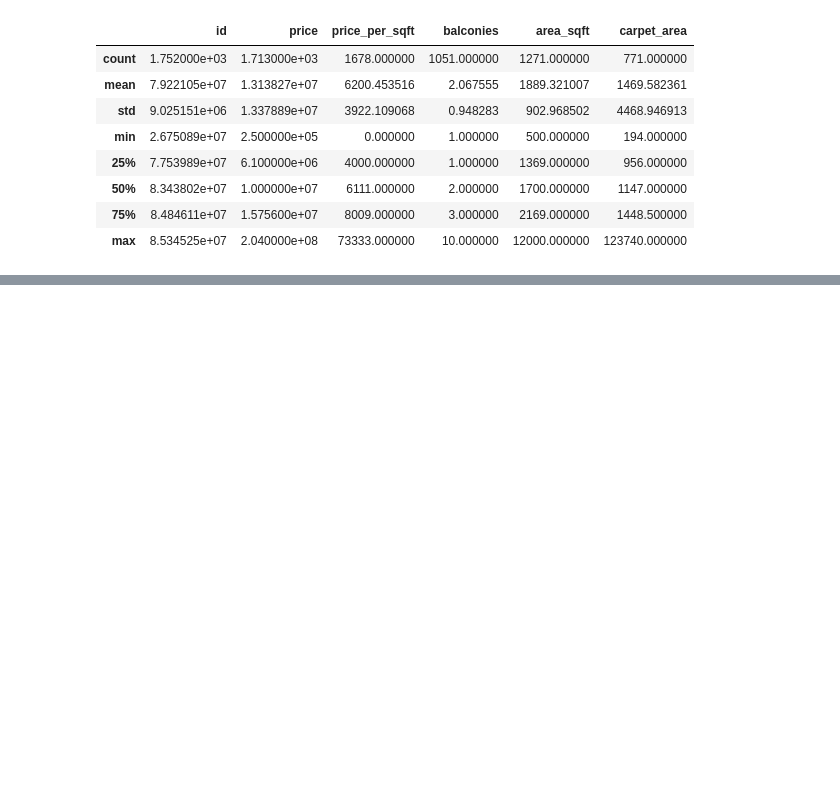
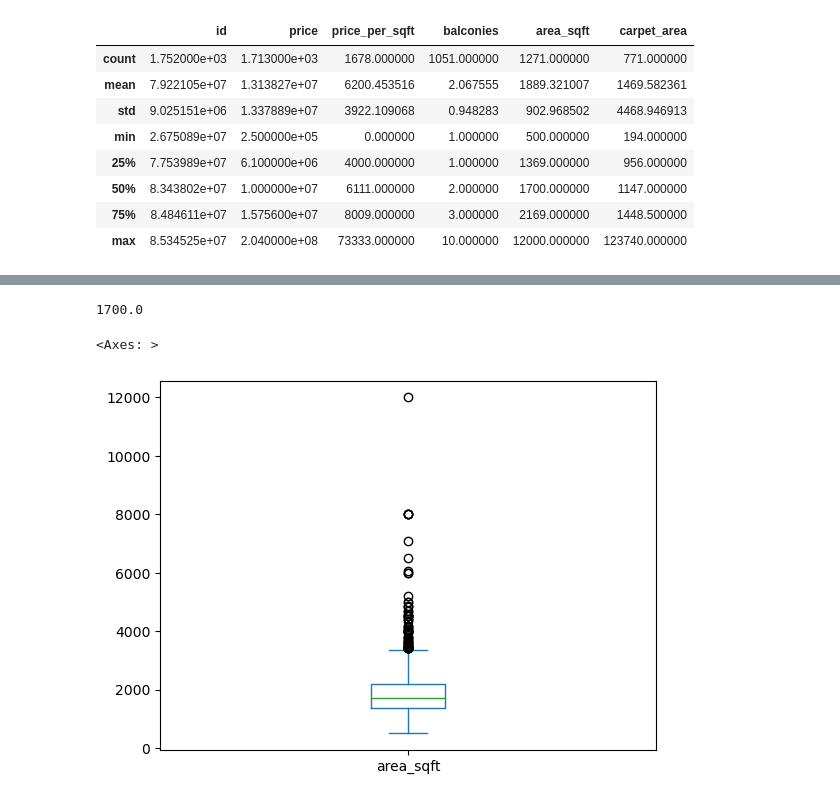
Before and after one commit to Abhisek8895/real-estate-price-prediction, a Jupyter notebook: notebooks/01_data_cleaning.ipynb, the cells around one changed output, grey strips where cells are left out. Saved outputs shown, nothing was run; the diff lists cells and outputs as text; code cells hidden in the pictures; blank space fills up the shorter version.

```diff
--- a/notebooks/01_data_cleaning.ipynb
+++ b/notebooks/01_data_cleaning.ipynb
@@ -247,4 +66,0 @@ df.columns = (
-# %%
-# Remove extra spaces from all string columns
-for col in df.select_dtypes(include="object"):
-    df[col] = df[col].str.strip()
@@ -362,6 +66,0 @@ Length: 12, dtype: str
-# %%
-# Replace '> 10' with 11
-df["bhk"] = df["bhk"].replace("> 10", "11")
-
-# Convert BHK to nullable integer type
-df["bhk"] = df["bhk"].astype("Int64")
@@ -410,8 +66,0 @@ df[
-# %%
-# Remove non-plot properties with missing BHK values
-df = df.drop(
-    df[
-        (df["bhk"].isna()) &
-        (df["property_type"] != "Residential Plot")
-    ].index
-)
@@ -424,0 +165,2 @@ Name: count, dtype: int64
+# %%
+df.drop(columns=["carpet_area", "society"], inplace=True)
@@ -424,0 +219,9 @@ Name: count, dtype: int64
+# %%
+df["area_sqft"].median()
+# %% [output]
+1700.0
+# %%
+df["area_sqft"].plot(kind="box")
+# %% [output]
+<Axes: >
+[figure, added]
```
Also changed, not shown: parts of 152 cells of this notebook.
